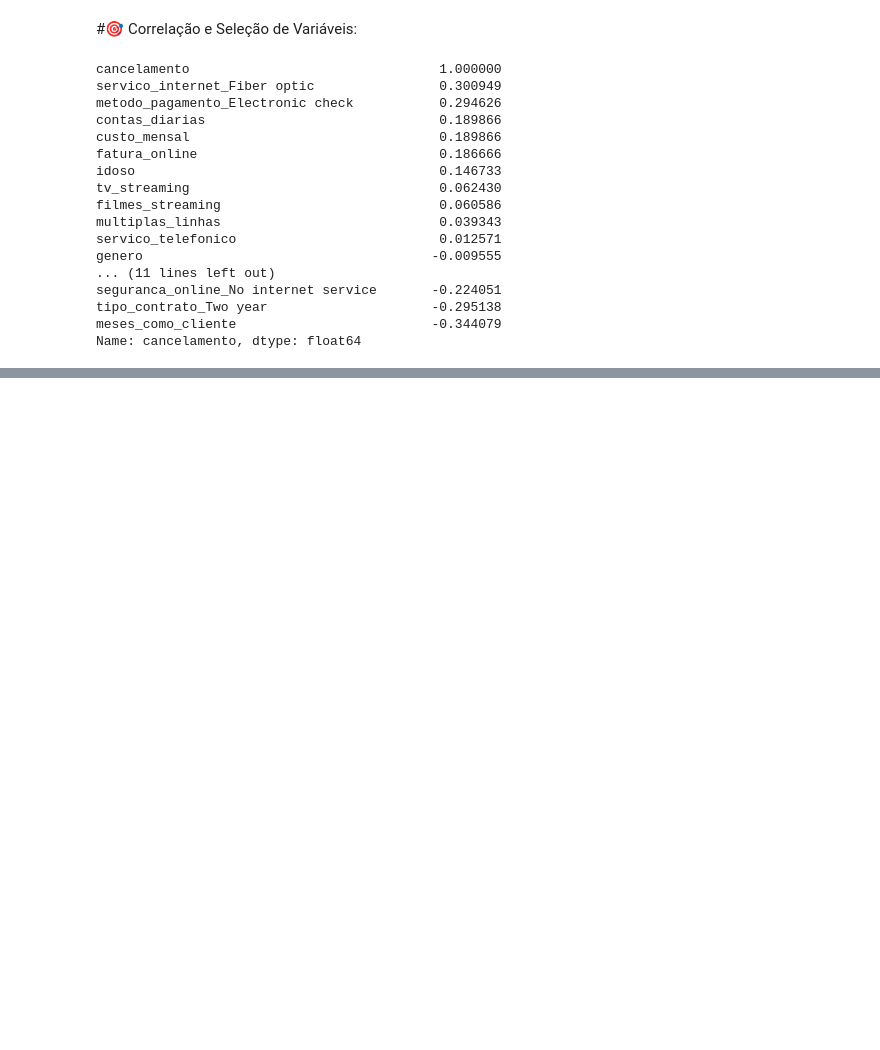
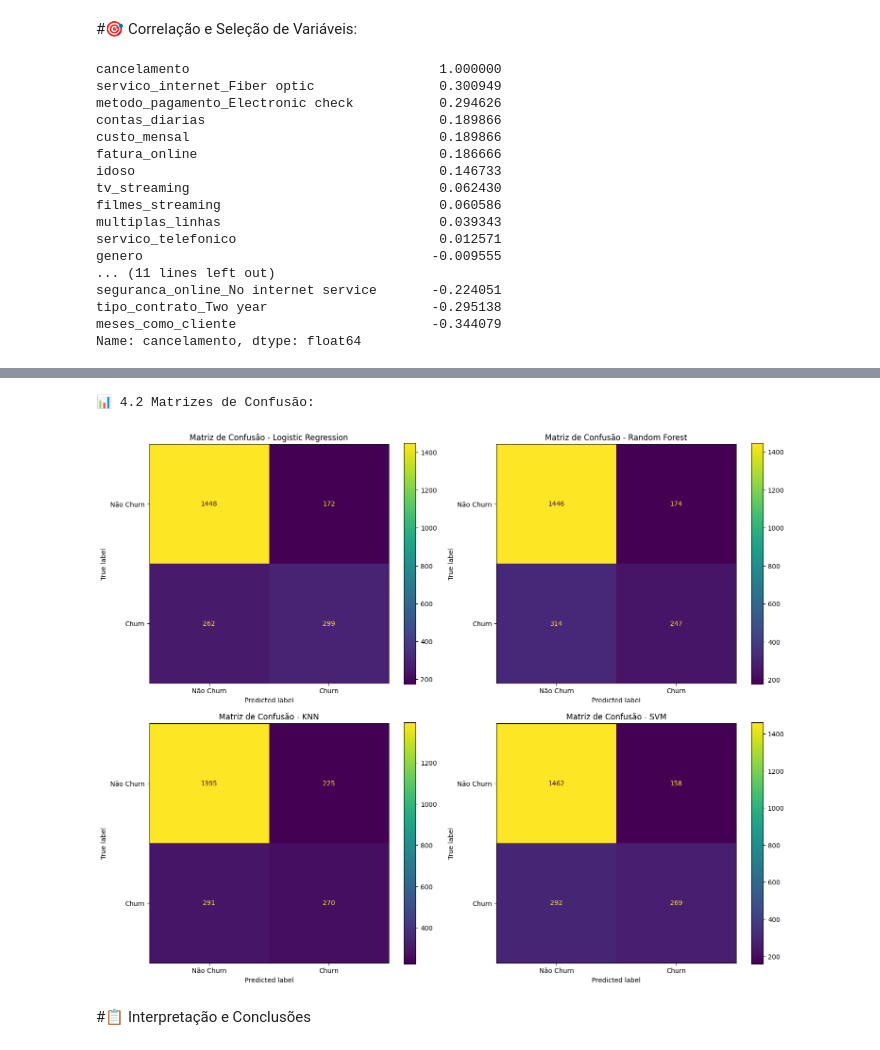
Before and after one commit to Laviniamadeira/TelecomX_parte2, a Jupyter notebook: TelecomX_parte2.ipynb, the cells around one changed output, grey strips where cells are left out. Saved outputs shown, nothing was run; the diff lists cells and outputs as text; code cells hidden in the pictures; blank space fills up the shorter version.

```diff
--- a/TelecomX_parte2.ipynb
+++ b/TelecomX_parte2.ipynb
@@ -113,0 +212,9 @@ plt.show()
+# %%
+# Separar features e target
+X = dados_encoded.drop('cancelamento', axis=1)
+y = dados_encoded['cancelamento']
+
+# Divisão treino/teste (70/30)
+X_train, X_test, y_train, y_test = train_test_split(
+    X, y, test_size=0.3, random_state=42, stratify=y
+)
@@ -113,0 +311,13 @@ plt.show()
+# %%
+# MODELO 4: SVM (EXIGE normalização)
+print(f"\n⚫ Modelo 4: Support Vector Machine")
+print(f"💡 Justificativa: Encontra fronteira ótima entre classes")
+print(f"⚖️ Normalização: NECESSÁRIA")
+
+svm_model = SVC(probability=True, random_state=42)
+svm_model.fit(X_train_scaled, y_train)
+models['SVM'] = svm_model
+
+# Predições
+y_pred_svm = svm_model.predict(X_test_scaled)
+y_prob_svm = svm_model.predict_proba(X_test_scaled)[:, 1]
@@ -113,0 +418,27 @@ plt.show()
+# %%
+# Matrizes de Confusão
+print(f"\n📊 4.2 Matrizes de Confusão:")
+
+fig, axes = plt.subplots(2, 2, figsize=(15, 12))
+axes = axes.ravel()
+
+model_predictions = [
+    ('Logistic Regression', y_pred_lr),
+    ('Random Forest', y_pred_rf),
+    ('KNN', y_pred_knn),
+    ('SVM', y_pred_svm)
+]
+
+for i, (name, y_pred) in enumerate(model_predictions):
+    cm = confusion_matrix(y_test, y_pred)
+    disp = ConfusionMatrixDisplay(confusion_matrix=cm, display_labels=['Não Churn', 'Churn'])
+    disp.plot(ax=axes[i])
+    axes[i].set_title(f'Matriz de Confusão - {name}')
+
+plt.tight_layout()
+plt.show()
+# %% [output]
+📊 4.2 Matrizes de Confusão:
+[figure, added]
+# %% [markdown]
+#📋  Interpretação e Conclusões
```
Also changed, not shown: parts of 16 cells of this notebook.
